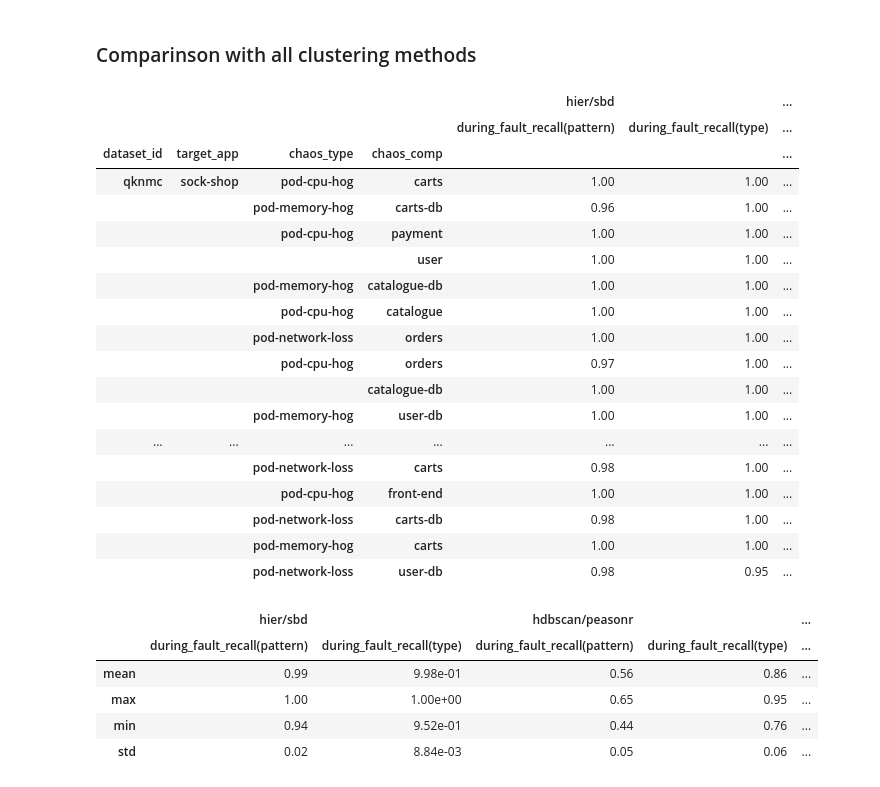
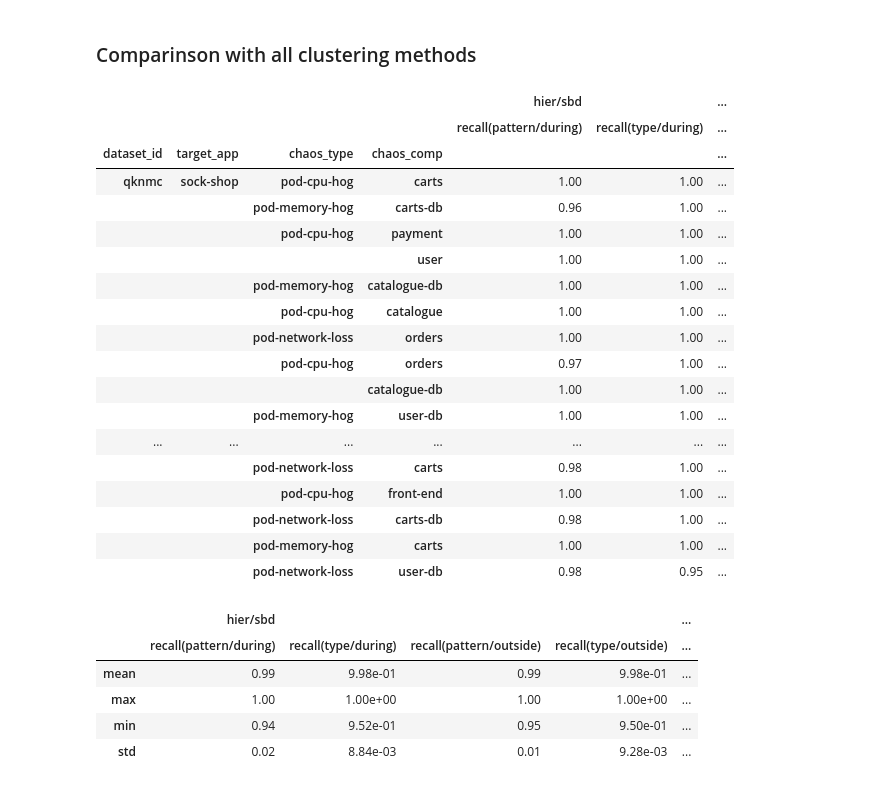
Before and after one commit to XuRepository/meltria-analyzer, a Jupyter notebook: notebooks/data-labeling-tsdr-accuracy-with-cnn.ipynb, the cells around one changed output. Drawn from its saved outputs; the diff is of its cells as text; code cells hidden in the pictures.

Commit message:
notebooks: cut to eval_and_display_scores_on_phase2

```diff
--- a/notebooks/data-labeling-tsdr-accuracy-with-cnn.ipynb
+++ b/notebooks/data-labeling-tsdr-accuracy-with-cnn.ipynb
@@ -705,0 +695,2 @@ with pd.option_context("display.precision", 2):
+# %%
+scores_hdbscan_sbd_df = eval_and_display_scores_on_phase2(well_injected_fault_datasets, model_with_da)
@@ -740,0 +724,2 @@ with pd.option_context("display.precision", 2):
+# %%
+scores_fluxrank_df = eval_and_display_scores_on_phase2(well_injected_fault_datasets_fluxrank, model_with_da)
@@ -775,0 +753,2 @@ with pd.option_context("display.precision", 2):
+# %%
+scores_sbd_hier_df = eval_and_display_scores_on_phase2(well_injected_fault_datasets_hier_sbd, model_with_da)
@@ -810,0 +782,2 @@ with pd.option_context("display.precision", 2):
+# %%
+scores_hdbscan_pearsonr = eval_and_display_scores_on_phase2(well_injected_fault_datasets_hdbscan_pearsonr, model_with_da)
@@ -811,34 +807,34 @@ with pd.option_context("display.precision", 2):
 # %% [markdown]
 ### Comparinson with all clustering methods
 # %%
-with pd.option_context("display.precision", 2):
+with pd.option_context("display.precision", 2, "display.max_columns", 1000):
     index_columns = ["dataset_id", "target_app", "chaos_type", "chaos_comp"]
     concated_scores_df = pd.concat([scores_sbd_hier_df.set_index(index_columns), scores_hdbscan_sbd_df.set_index(index_columns), scores_fluxrank_df.set_index(index_columns), scores_hdbscan_pearsonr.set_index(index_columns)], keys=["hier/sbd", "hdbscan/sbd", "fluxrank", "hdbscan/pearsonr"], axis=1)
     display(concated_scores_df)
     display(concated_scores_df.agg(["mean", "max", "min", "std"]))
 # %% [output]
 |  |  |  |  | hier/sbd |  | ... |
-|  |  |  |  | during_fault_recall(pattern) | during_fault_recall(type) | ... |
+|  |  |  |  | recall(pattern/during) | recall(type/during) | ... |
 | dataset_id | target_app | chaos_type | chaos_comp |  |  | ... |
 | qknmc | sock-shop | pod-cpu-hog | carts | 1.00 | 1.00 | ... |
 |  |  | pod-memory-hog | carts-db | 0.96 | 1.00 | ... |
 |  |  | pod-cpu-hog | payment | 1.00 | 1.00 | ... |
 |  |  |  | user | 1.00 | 1.00 | ... |
 |  |  | pod-memory-hog | catalogue-db | 1.00 | 1.00 | ... |
 |  |  | pod-cpu-hog | catalogue | 1.00 | 1.00 | ... |
 |  |  | pod-network-loss | orders | 1.00 | 1.00 | ... |
 |  |  | pod-cpu-hog | orders | 0.97 | 1.00 | ... |
 |  |  |  | catalogue-db | 1.00 | 1.00 | ... |
 |  |  | pod-memory-hog | user-db | 1.00 | 1.00 | ... |
 | ... | ... | ... | ... | ... | ... | ... |
 |  |  | pod-network-loss | carts | 0.98 | 1.00 | ... |
 |  |  | pod-cpu-hog | front-end | 1.00 | 1.00 | ... |
 |  |  | pod-network-loss | carts-db | 0.98 | 1.00 | ... |
 |  |  | pod-memory-hog | carts | 1.00 | 1.00 | ... |
 |  |  | pod-network-loss | user-db | 0.98 | 0.95 | ... |
-|  | hier/sbd |  | hdbscan/peasonr |  | ... |
-|  | during_fault_recall(pattern) | during_fault_recall(type) | during_fault_recall(pattern) | during_fault_recall(type) | ... |
-| mean | 0.99 | 9.98e-01 | 0.56 | 0.86 | ... |
-| max | 1.00 | 1.00e+00 | 0.65 | 0.95 | ... |
-| min | 0.94 | 9.52e-01 | 0.44 | 0.76 | ... |
-| std | 0.02 | 8.84e-03 | 0.05 | 0.06 | ... |
+|  | hier/sbd |  |  |  | ... |
+|  | recall(pattern/during) | recall(type/during) | recall(pattern/outside) | recall(type/outside) | ... |
+| mean | 0.99 | 9.98e-01 | 0.99 | 9.98e-01 | ... |
+| max | 1.00 | 1.00e+00 | 1.00 | 1.00e+00 | ... |
+| min | 0.94 | 9.52e-01 | 0.95 | 9.50e-01 | ... |
+| std | 0.02 | 8.84e-03 | 0.01 | 9.28e-03 | ... |
```
Also changed, not shown: parts of 10 cells of this notebook.
